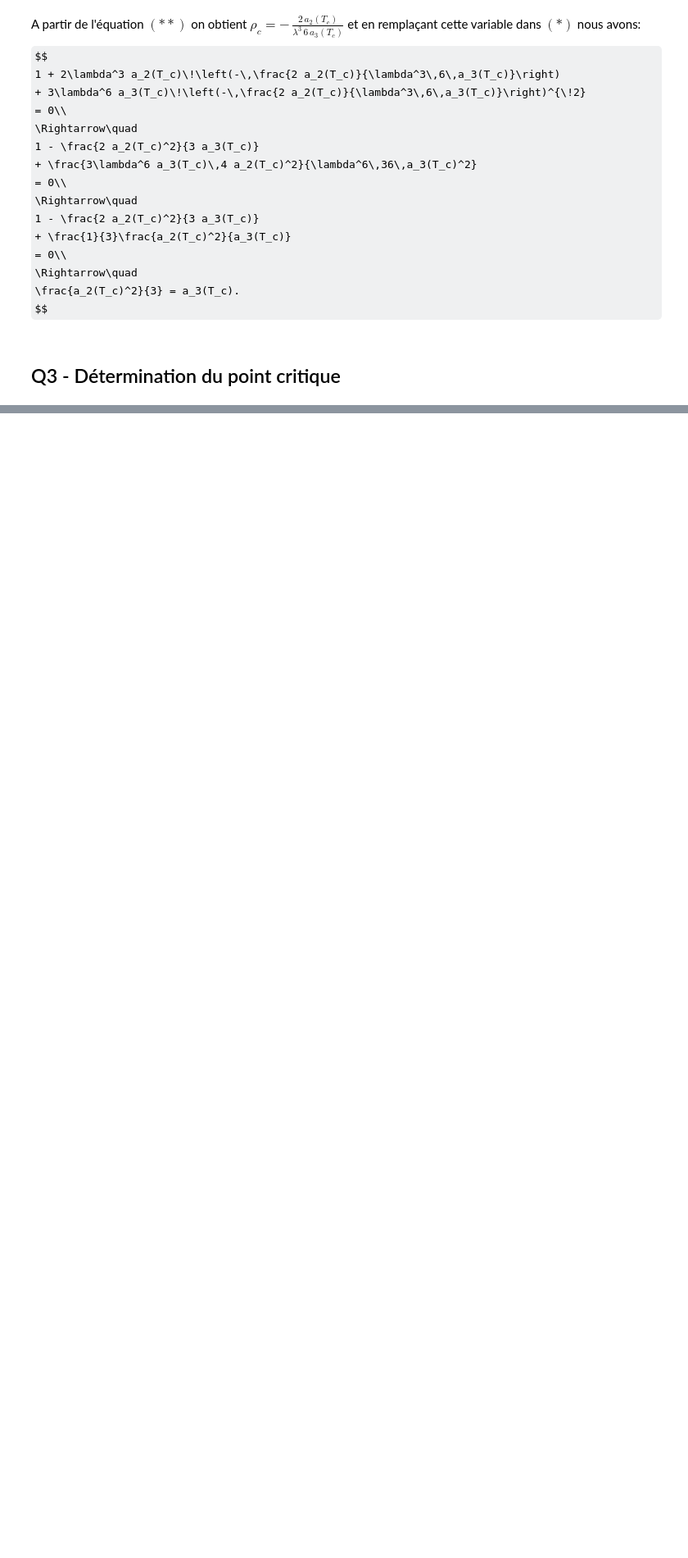
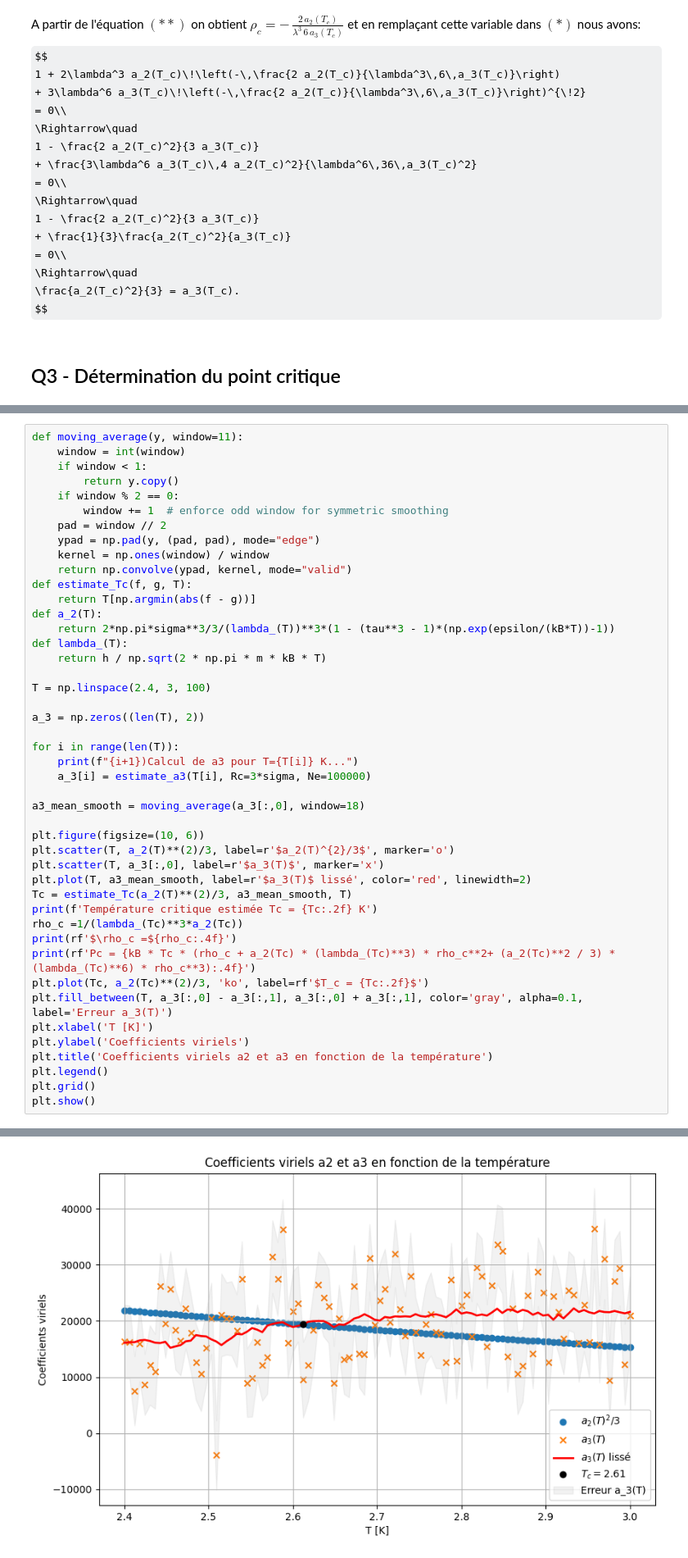
Before and after one commit to ADeslarzes/Homewrok_3, a Jupyter notebook: P3.ipynb, the cells around one changed output, grey strips where cells are left out. Shown at 82% size. Saved outputs shown, nothing was run; the diff lists cells and outputs as text; some formulas as TeX source; blank space fills up the shorter version.

```diff
--- a/P3.ipynb
+++ b/P3.ipynb
@@ -62,0 +177,46 @@ a) Nous avons $b_2 = ??$ et $b_3=??$ alors $a_2=-b_2^2= ???$ et $a_3= 4\,b_2^2-2
+# %%
+def moving_average(y, window=11):
+    window = int(window)
+    if window < 1:
+        return y.copy()
+    if window % 2 == 0:
+        window += 1  # enforce odd window for symmetric smoothing
+    pad = window // 2
+    ypad = np.pad(y, (pad, pad), mode="edge")
+    kernel = np.ones(window) / window
+    return np.convolve(ypad, kernel, mode="valid")
+def estimate_Tc(f, g, T):
+    return T[np.argmin(abs(f - g))]
+def a_2(T):
+    return 2*np.pi*sigma**3/3/(lambda_(T))**3*(1 - (tau**3 - 1)*(np.exp(epsilon/(kB*T))-1))
+def lambda_(T):
+    return h / np.sqrt(2 * np.pi * m * kB * T)
+
+T = np.linspace(2.4, 3, 100)
+
+a_3 = np.zeros((len(T), 2))
+
+for i in range(len(T)):
+    print(f"{i+1})Calcul de a3 pour T={T[i]} K...")
+    a_3[i] = estimate_a3(T[i], Rc=3*sigma, Ne=100000)
+
+a3_mean_smooth = moving_average(a_3[:,0], window=18)
+
+plt.figure(figsize=(10, 6))
+plt.scatter(T, a_2(T)**(2)/3, label=r'$a_2(T)^{2}/3$', marker='o')
+plt.scatter(T, a_3[:,0], label=r'$a_3(T)$', marker='x')
+plt.plot(T, a3_mean_smooth, label=r'$a_3(T)$ lissé', color='red', linewidth=2)
+Tc = estimate_Tc(a_2(T)**(2)/3, a3_mean_smooth, T)
+print(f'Température critique estimée Tc = {Tc:.2f} K')
+rho_c =1/(lambda_(Tc)**3*a_2(Tc))
+print(rf'$\rho_c =${rho_c:.4f}')
+print(rf'Pc = {kB * Tc * (rho_c + a_2(Tc) * (lambda_(Tc)**3) * rho_c**2+ (a_2(Tc)**2 / 3) * (lambda_(Tc)**6) * rho_c**3):.4f}')
+plt.plot(Tc, a_2(Tc)**(2)/3, 'ko', label=rf'$T_c = {Tc:.2f}$')
+plt.fill_between(T, a_3[:,0] - a_3[:,1], a_3[:,0] + a_3[:,1], color='gray', alpha=0.1, label='Erreur a_3(T)')
+plt.xlabel('T [K]')
+plt.ylabel('Coefficients viriels')
+plt.title('Coefficients viriels a2 et a3 en fonction de la température')
+plt.legend()
+plt.grid()
+plt.show()
+# %% [output]
@@ -62,0 +240 @@ a) Nous avons $b_2 = ??$ et $b_3=??$ alors $a_2=-b_2^2= ???$ et $a_3= 4\,b_2^2-2
+[figure, added]
```
Also changed, not shown: parts of 8 cells of this notebook, 1 other file.
